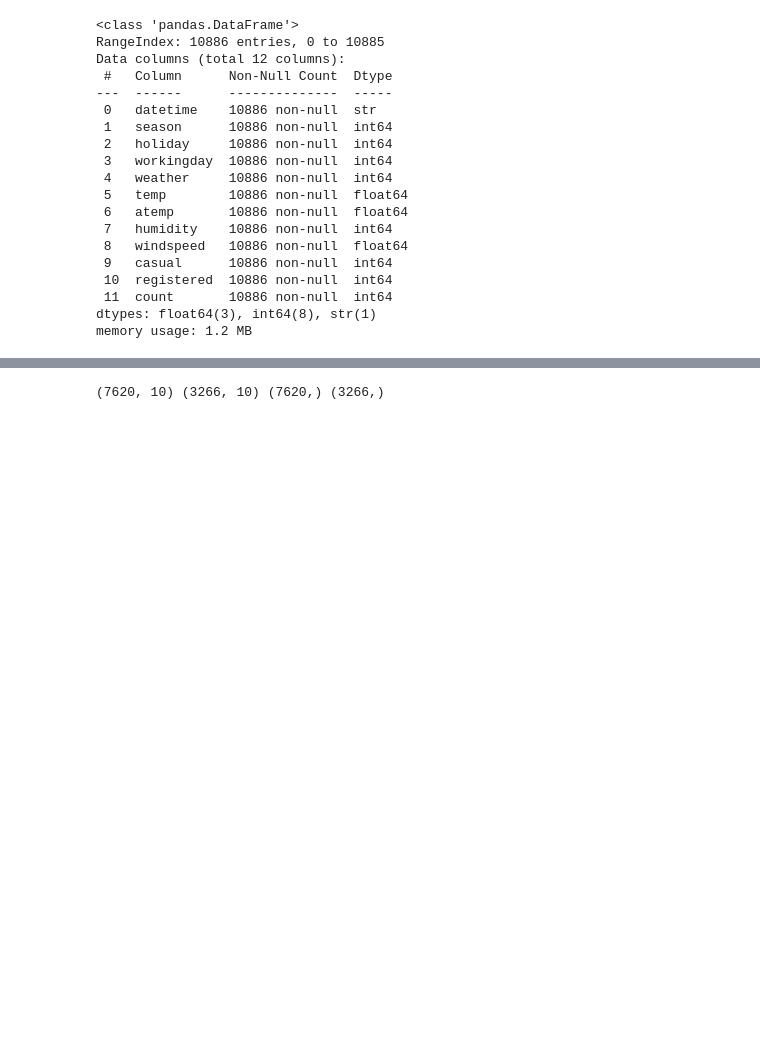
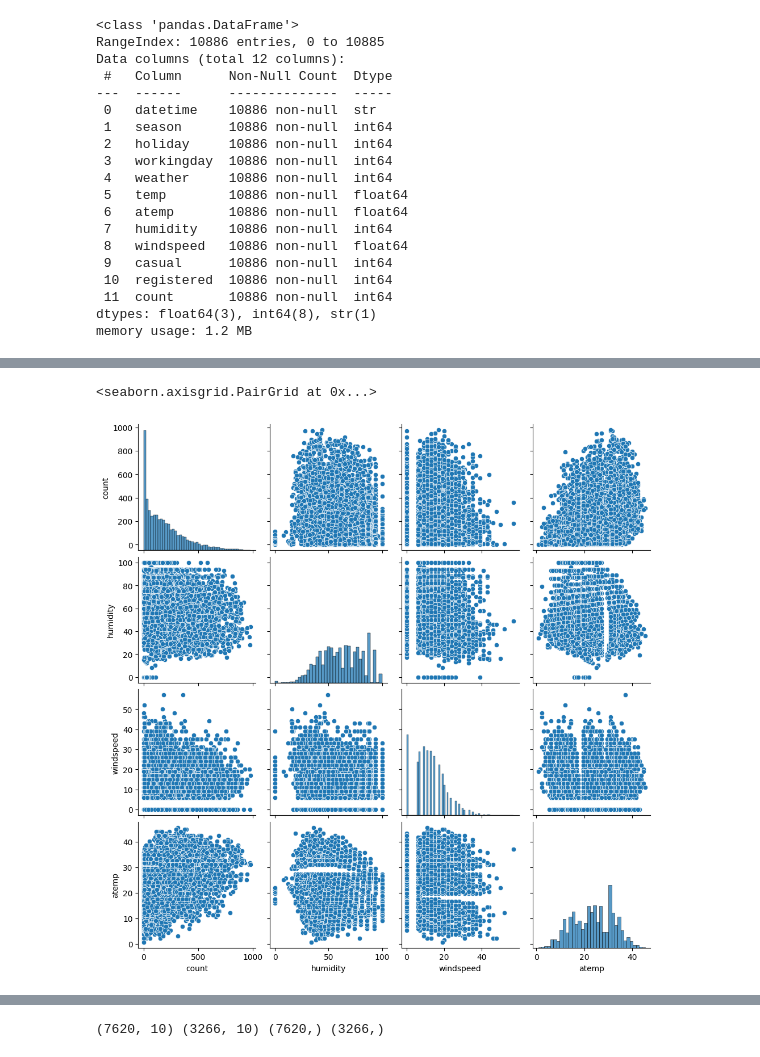
Before and after one commit to jiminxchris/pythonmlproject20260424, a Jupyter notebook: 02_회귀_자전거대여수요예측.ipynb, the cells around one changed output, grey strips where cells are left out. Drawn from its saved outputs; the diff is of its cells as text; code cells hidden in the pictures; blank space fills up the shorter version.

```diff
--- a/02_회귀_자전거대여수요예측.ipynb
+++ b/02_회귀_자전거대여수요예측.ipynb
@@ -78,3 +75,8 @@ drop_columns = ['datetime','casual','registered']
+# %%
+sns.pairplot(bike_df[['count','humidity', 'windspeed','atemp']])
+# %% [output]
+<seaborn.axisgrid.PairGrid at 0x...>
+[figure, added]
 # %%
 # 의미 도출
 # %%
```
Also changed, not shown: parts of 28 cells of this notebook.
